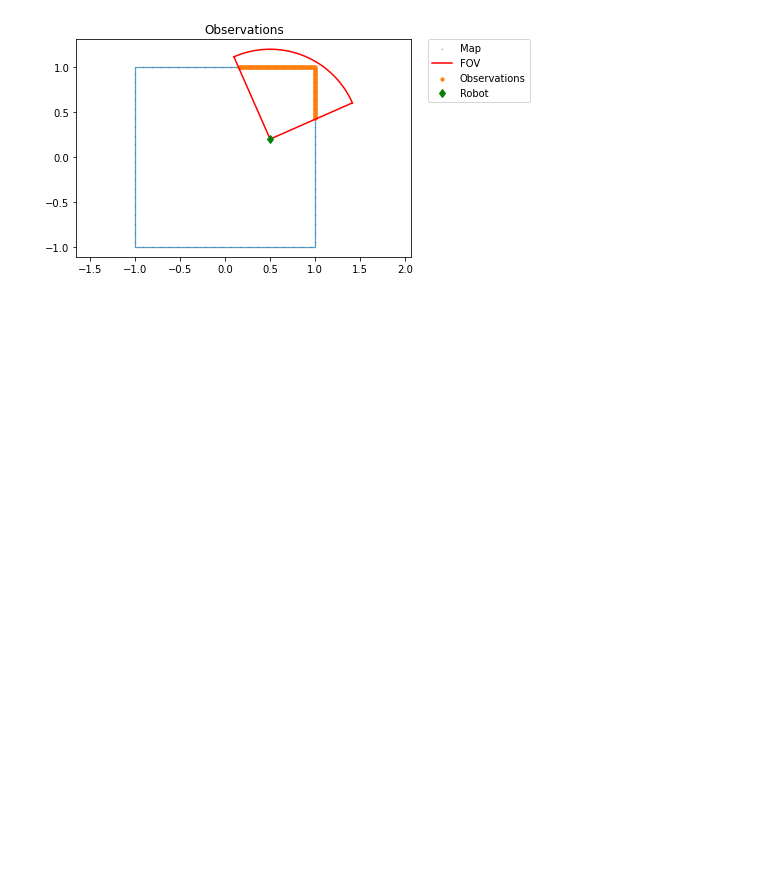
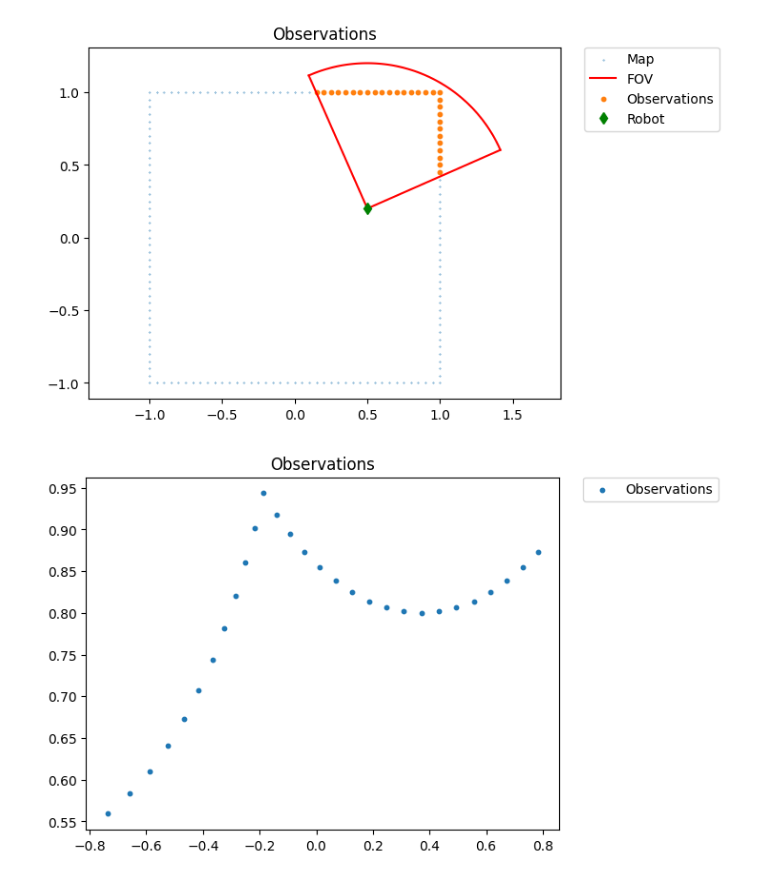
Before and after one commit to miquelmassot/pygp_particle_filter, a Jupyter notebook: example/example_pf.ipynb, the cells around one changed output. Drawn from its saved outputs; the diff is of its cells as text; code cells hidden in the pictures; blank space fills up the shorter version.

```diff
--- a/example/example_pf.ipynb
+++ b/example/example_pf.ipynb
@@ -6,13 +6,13 @@ import matplotlib.pyplot as plt
 # Create a fake map (2x2 meter empty square, with 1mm resolution)
 map = []
 # North wall
-map.extend([[x, -1] for x in np.arange(-1, 1, 0.01)])
+map.extend([[x, -1] for x in np.arange(-1, 1, 0.05)])
 # East wall
-map.extend([[1, y] for y in np.arange(-1, 1, 0.01)])
+map.extend([[1, y] for y in np.arange(-1, 1, 0.05)])
 # South wall
-map.extend([[x, 1] for x in np.arange(1, -1, -0.01)])
+map.extend([[x, 1] for x in np.arange(1, -1, -0.05)])
 # West wall
-map.extend([[-1, y] for y in np.arange(1, -1, -0.01)])
+map.extend([[-1, y] for y in np.arange(1, -1, -0.05)])
 map = np.array(map)
 
 # Plot the map
@@ -68,34 +68,41 @@ observations = get_observations(robot_pose, map, fov, range_max)
 
 # Plot the FOV
 fov_points = np.array(
     [
         [range_max * np.cos(fov / 2 + robot_pose[2]), range_max * np.sin(fov / 2 + robot_pose[2])],
         [0, 0],
         [range_max * np.cos(-fov / 2 + robot_pose[2]), range_max * np.sin(-fov / 2 + robot_pose[2])],
     ]
 )
 fov_points = fov_points + robot_pose[0:2]
 # Add a semicircle
 t = np.linspace(- fov / 2+ robot_pose[2], fov / 2+ robot_pose[2], 100)
 x = range_max * np.cos(t) + robot_pose[0]
 y = range_max * np.sin(t) + robot_pose[1]
 
 
 # Plot the observations
 plt.figure()
 plt.scatter(map[:, 0], map[:, 1], s=0.1, label='Map')
 plt.plot(x, y, c="r")
 plt.plot(fov_points[:, 0], fov_points[:, 1], c="r", label="FOV")
 plt.scatter(robot_pose[0] + observations[:, 0] * np.cos(observations[:, 1] + robot_pose[2]),
             robot_pose[1] + observations[:, 0] * np.sin(observations[:, 1] + robot_pose[2]), s=10, label='Observations')
 plt.plot(robot_pose[0], robot_pose[1], 'gd', label='Robot')
 plt.axis('equal')
 plt.title('Observations')
 # Place legend outside the plot
 plt.legend(bbox_to_anchor=(1.05, 1), loc=2, borderaxespad=0.)
 plt.show()
+
+plt.figure()
+plt.scatter(observations[:, 1], observations[:, 0], s=10, label='Observations')
+plt.title('Observations')
+plt.legend(bbox_to_anchor=(1.05, 1), loc=2, borderaxespad=0.)
+plt.show()
 # %% [output]
-[figure, old version]
+[figure, new version]
+[figure, added]
 # %%
 from pygp_particle_filter import ParticleFilter
 
```
Also changed, not shown: parts of 2 cells of this notebook, 1 other file.
